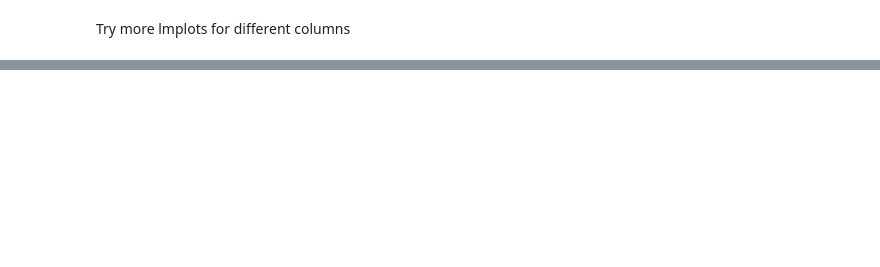
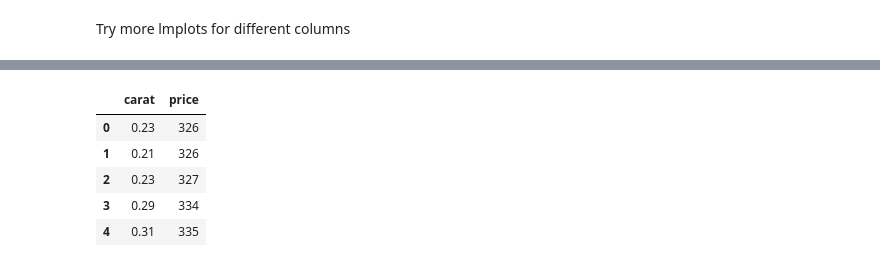
Before and after one commit to ababook/intro-python-data-science, a Jupyter notebook: diamonds/Diamonds.ipynb, the cells around one changed output, grey strips where cells are left out. Saved outputs shown, nothing was run; the diff lists cells and outputs as text; code cells hidden in the pictures; blank space fills up the shorter version.

```diff
--- a/diamonds/Diamonds.ipynb
+++ b/diamonds/Diamonds.ipynb
@@ -195,0 +205,9 @@ Try more lmplots for different columns
+# %%
+df[['carat','price']].head()
+# %% [output]
+|  | carat | price |
+| 0 | 0.23 | 326 |
+| 1 | 0.21 | 326 |
+| 2 | 0.23 | 327 |
+| 3 | 0.29 | 334 |
+| 4 | 0.31 | 335 |
```
Also changed, not shown: parts of 17 cells of this notebook.
